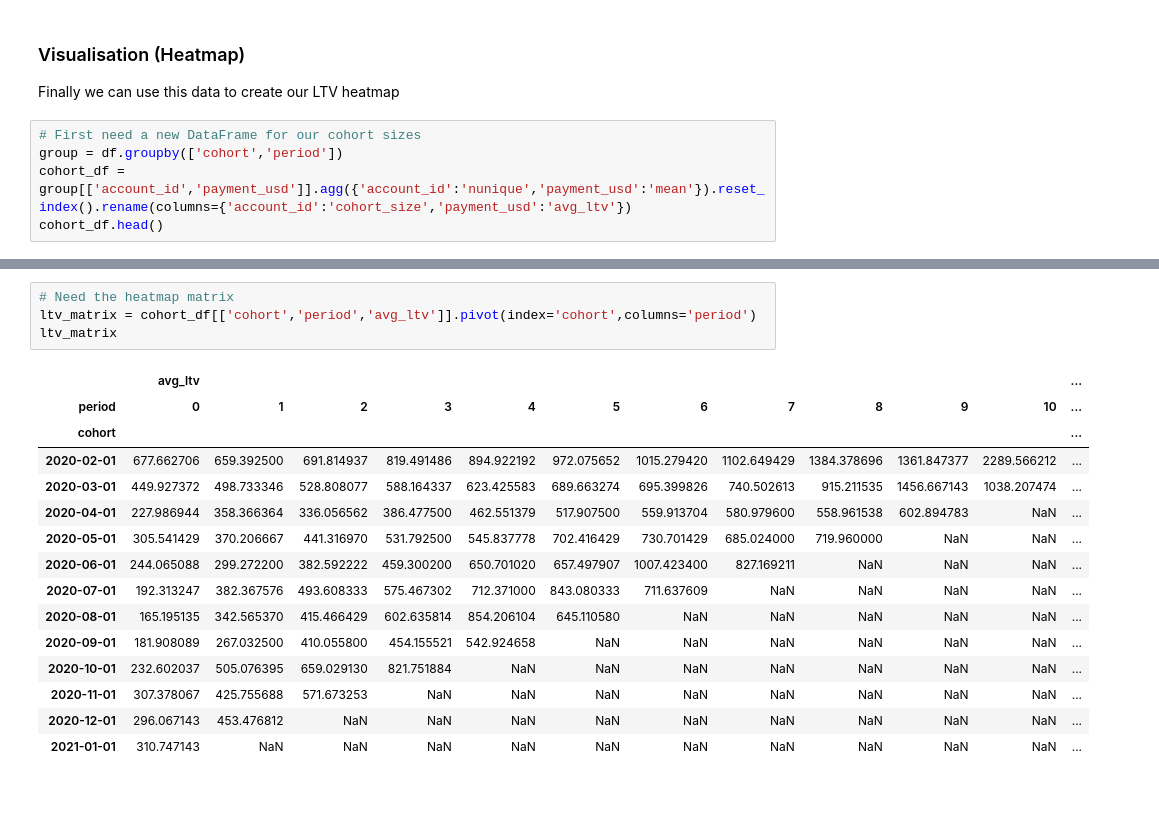
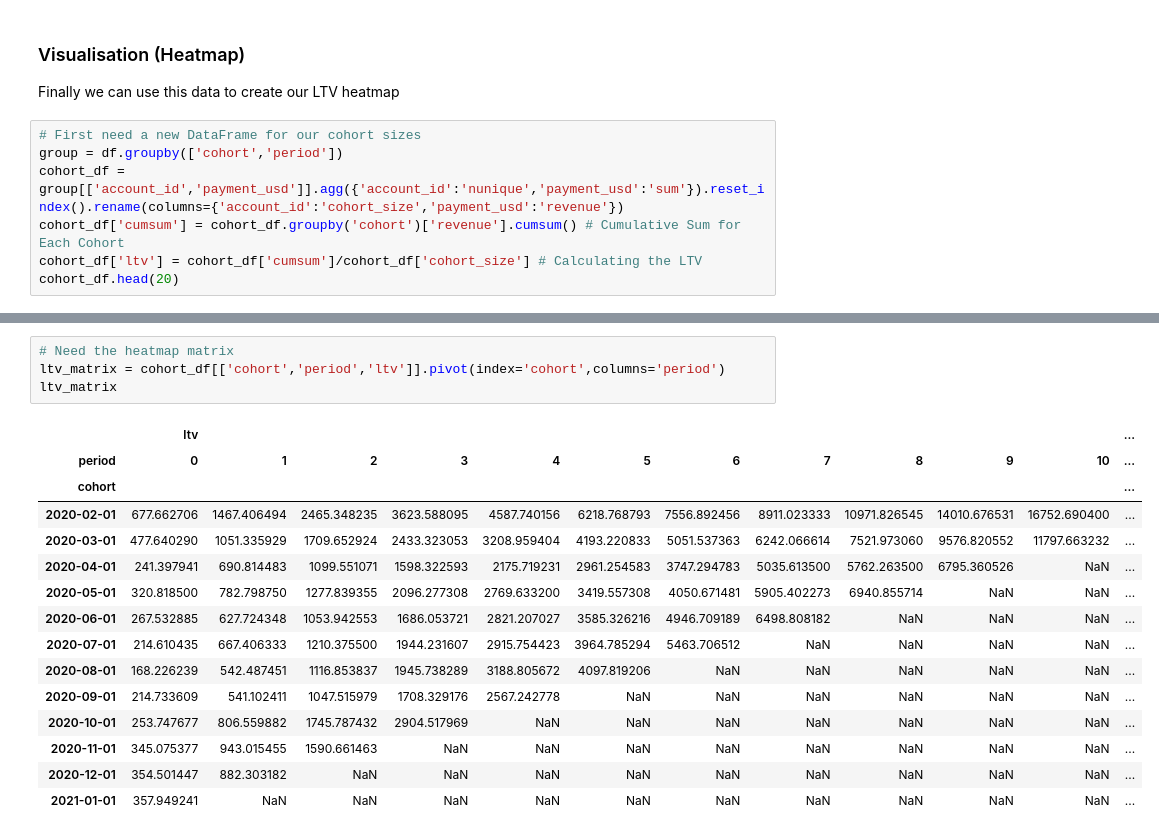
Before and after one commit to baileywolkoff/LTV-Heatmap, a Jupyter notebook: LTVHeatmap.ipynb, the cells around one changed output, grey strips where cells are left out. Cells and saved outputs as stored; diff of their text form; blank space fills up the shorter version.

```diff
--- a/LTVHeatmap.ipynb
+++ b/LTVHeatmap.ipynb
@@ -190,6 +187,8 @@ Finally we can use this data to create our LTV heatmap
 # %%
 # First need a new DataFrame for our cohort sizes
 group = df.groupby(['cohort','period'])
-cohort_df = group[['account_id','payment_usd']].agg({'account_id':'nunique','payment_usd':'mean'}).reset_index().rename(columns={'account_id':'cohort_size','payment_usd':'avg_ltv'})
-cohort_df.head()
+cohort_df = group[['account_id','payment_usd']].agg({'account_id':'nunique','payment_usd':'sum'}).reset_index().rename(columns={'account_id':'cohort_size','payment_usd':'revenue'})
+cohort_df['cumsum'] = cohort_df.groupby('cohort')['revenue'].cumsum() # Cumulative Sum for Each Cohort
+cohort_df['ltv'] = cohort_df['cumsum']/cohort_df['cohort_size'] # Calculating the LTV
+cohort_df.head(20)
 # %% [output]
@@ -202,23 +230,23 @@ cohort_df.head()
 # %%
 # Need the heatmap matrix
-ltv_matrix = cohort_df[['cohort','period','avg_ltv']].pivot(index='cohort',columns='period')
+ltv_matrix = cohort_df[['cohort','period','ltv']].pivot(index='cohort',columns='period')
 ltv_matrix
 # %% [output]
-|  | avg_ltv |  |  |  |  |  |  |  |  |  |  | ... |
+|  | ltv |  |  |  |  |  |  |  |  |  |  | ... |
 | period | 0 | 1 | 2 | 3 | 4 | 5 | 6 | 7 | 8 | 9 | 10 | ... |
 | cohort |  |  |  |  |  |  |  |  |  |  |  | ... |
-| 2020-02-01 | 677.662706 | 659.392500 | 691.814937 | 819.491486 | 894.922192 | 972.075652 | 1015.279420 | 1102.649429 | 1384.378696 | 1361.847377 | 2289.566212 | ... |
-| 2020-03-01 | 449.927372 | 498.733346 | 528.808077 | 588.164337 | 623.425583 | 689.663274 | 695.399826 | 740.502613 | 915.211535 | 1456.667143 | 1038.207474 | ... |
-| 2020-04-01 | 227.986944 | 358.366364 | 336.056562 | 386.477500 | 462.551379 | 517.907500 | 559.913704 | 580.979600 | 558.961538 | 602.894783 | NaN | ... |
-| 2020-05-01 | 305.541429 | 370.206667 | 441.316970 | 531.792500 | 545.837778 | 702.416429 | 730.701429 | 685.024000 | 719.960000 | NaN | NaN | ... |
-| 2020-06-01 | 244.065088 | 299.272200 | 382.592222 | 459.300200 | 650.701020 | 657.497907 | 1007.423400 | 827.169211 | NaN | NaN | NaN | ... |
-| 2020-07-01 | 192.313247 | 382.367576 | 493.608333 | 575.467302 | 712.371000 | 843.080333 | 711.637609 | NaN | NaN | NaN | NaN | ... |
-| 2020-08-01 | 165.195135 | 342.565370 | 415.466429 | 602.635814 | 854.206104 | 645.110580 | NaN | NaN | NaN | NaN | NaN | ... |
-| 2020-09-01 | 181.908089 | 267.032500 | 410.055800 | 454.155521 | 542.924658 | NaN | NaN | NaN | NaN | NaN | NaN | ... |
-| 2020-10-01 | 232.602037 | 505.076395 | 659.029130 | 821.751884 | NaN | NaN | NaN | NaN | NaN | NaN | NaN | ... |
-| 2020-11-01 | 307.378067 | 425.755688 | 571.673253 | NaN | NaN | NaN | NaN | NaN | NaN | NaN | NaN | ... |
-| 2020-12-01 | 296.067143 | 453.476812 | NaN | NaN | NaN | NaN | NaN | NaN | NaN | NaN | NaN | ... |
-| 2021-01-01 | 310.747143 | NaN | NaN | NaN | NaN | NaN | NaN | NaN | NaN | NaN | NaN | ... |
+| 2020-02-01 | 677.662706 | 1467.406494 | 2465.348235 | 3623.588095 | 4587.740156 | 6218.768793 | 7556.892456 | 8911.023333 | 10971.826545 | 14010.676531 | 16752.690400 | ... |
+| 2020-03-01 | 477.640290 | 1051.335929 | 1709.652924 | 2433.323053 | 3208.959404 | 4193.220833 | 5051.537363 | 6242.066614 | 7521.973060 | 9576.820552 | 11797.663232 | ... |
+| 2020-04-01 | 241.397941 | 690.814483 | 1099.551071 | 1598.322593 | 2175.719231 | 2961.254583 | 3747.294783 | 5035.613500 | 5762.263500 | 6795.360526 | NaN | ... |
+| 2020-05-01 | 320.818500 | 782.798750 | 1277.839355 | 2096.277308 | 2769.633200 | 3419.557308 | 4050.671481 | 5905.402273 | 6940.855714 | NaN | NaN | ... |
+| 2020-06-01 | 267.532885 | 627.724348 | 1053.942553 | 1686.053721 | 2821.207027 | 3585.326216 | 4946.709189 | 6498.808182 | NaN | NaN | NaN | ... |
+| 2020-07-01 | 214.610435 | 667.406333 | 1210.375500 | 1944.231607 | 2915.754423 | 3964.785294 | 5463.706512 | NaN | NaN | NaN | NaN | ... |
+| 2020-08-01 | 168.226239 | 542.487451 | 1116.853837 | 1945.738289 | 3188.805672 | 4097.819206 | NaN | NaN | NaN | NaN | NaN | ... |
+| 2020-09-01 | 214.733609 | 541.102411 | 1047.515979 | 1708.329176 | 2567.242778 | NaN | NaN | NaN | NaN | NaN | NaN | ... |
+| 2020-10-01 | 253.747677 | 806.559882 | 1745.787432 | 2904.517969 | NaN | NaN | NaN | NaN | NaN | NaN | NaN | ... |
+| 2020-11-01 | 345.075377 | 943.015455 | 1590.661463 | NaN | NaN | NaN | NaN | NaN | NaN | NaN | NaN | ... |
+| 2020-12-01 | 354.501447 | 882.303182 | NaN | NaN | NaN | NaN | NaN | NaN | NaN | NaN | NaN | ... |
+| 2021-01-01 | 357.949241 | NaN | NaN | NaN | NaN | NaN | NaN | NaN | NaN | NaN | NaN | ... |
 # %%
 # Function for plotting the heatmap
 def plot_heatmap(cohort_df, cohort_matrix, title, x_title, y_title, x_ticks, y_ticks, if_annot=True):
```
Also changed, not shown: parts of 5 cells of this notebook.
